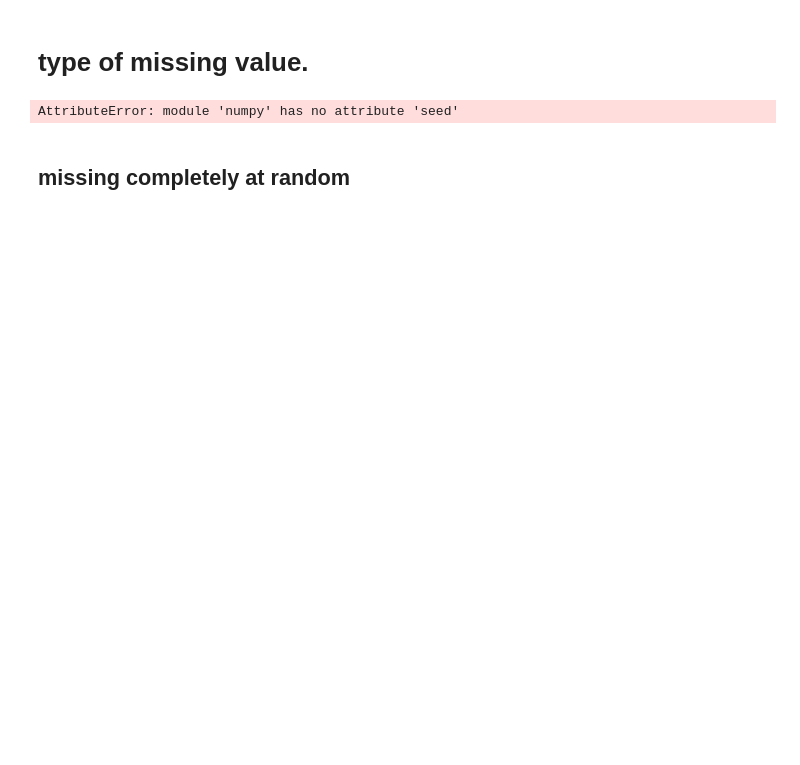
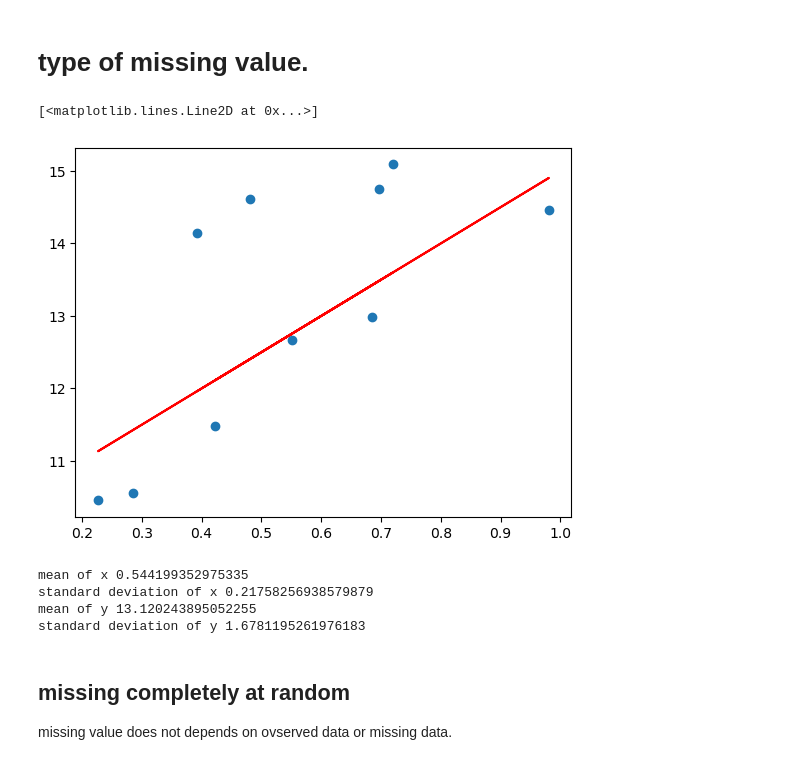
Before and after one commit to mmm145/statistics, a Jupyter notebook: missing_values/type_of_missing_value.ipynb, the cells around one changed output. Cells and saved outputs as stored; diff of their text form; code cells hidden in the pictures; blank space fills up the shorter version.

Commit message:
complete type of missing values

```diff
--- a/missing_values/type_of_missing_value.ipynb
+++ b/missing_values/type_of_missing_value.ipynb
@@ -5,11 +5,61 @@
 
 import pandas as pd
 import numpy as np
+import matplotlib.pyplot as plt
 
-np.seed(123)
 
-x = np.random()
+np.random.seed(123)
+
+n_features = 10
+n_miss = 3
+var_noise = 1
+w1 = 5
+w0 = 10
+
+
+# this x and y are complete data set.
+x = np.random.rand(n_features)
+y = w1 * x + w0 + np.random.normal(0,var_noise, n_features)
+y_hat = w1*x + w0
+
+
+def get_argmax(num,n):
+    temp = list(enumerate(num))
+    temp = sorted(temp,key = lambda x: x[1],reverse = True)
+    ret = [x for x,y in temp]
+    #print(temp)
+    #print(ret[0:n])
+    return ret[0:n]
+
+
+def all(x,y,w1,w0):
+    poly(w1,w0)
+    print("")
+    stats(x,y)
+
+def poly(w1,w0):
+    print(f"slope is {w1}")
+    print(f"intercept is {w0}")
+
+def stats(x,y):
+    print(f"mean of x {np.mean(x)}")
+    print(f"standard deviation of x {np.sqrt(np.var(x))}")
+    print(f"mean of y {np.mean(y)}")
+    print(f"standard deviation of y {np.sqrt(np.var(y))}")
-# %% [output]
-AttributeError: module 'numpy' has no attribute 'seed'
+# %%
+plt.scatter(x,y)
+plt.plot(x,y_hat,color = "red")
+# %% [output]
+[<matplotlib.lines.Line2D at 0x...>]
+[figure, added]
+# %%
+stats(x,y)
+# %% [output]
+mean of x 0.544199352975335
+standard deviation of x 0.21758256938579879
+mean of y 13.120243895052255
+standard deviation of y 1.6781195261976183
 # %% [markdown]
 ## missing completely at random
+
+missing value does not depends on ovserved data or missing data.
```
Also changed, not shown: parts of 16 cells of this notebook.
